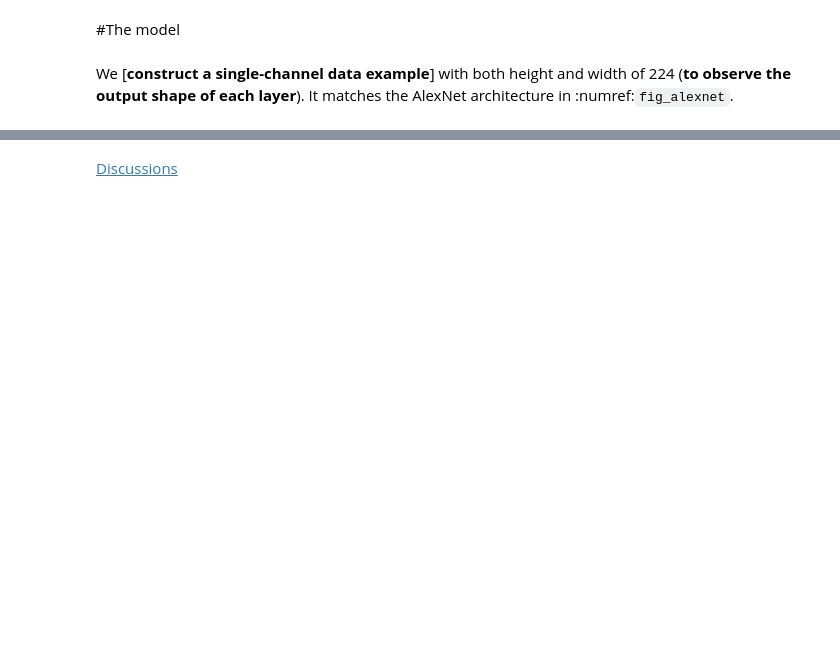
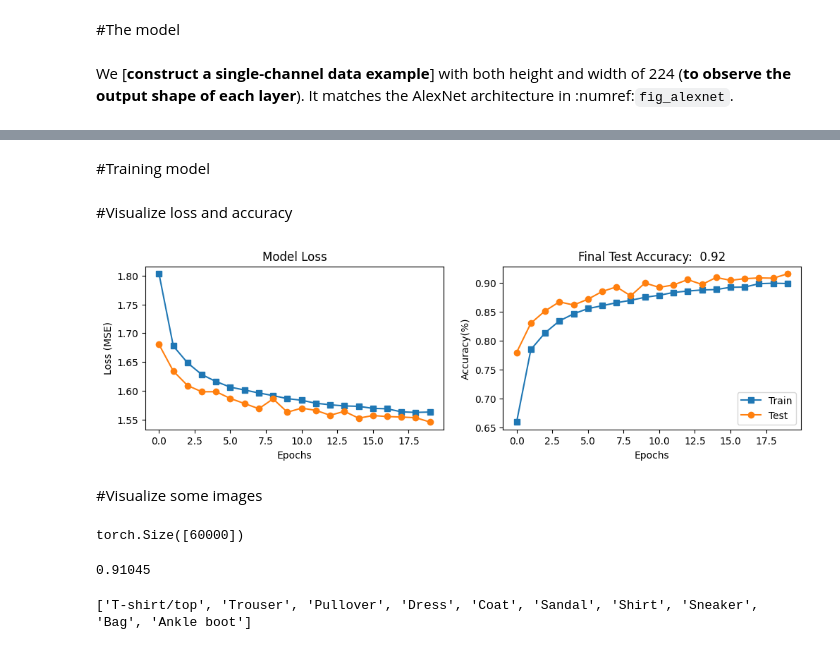
Before and after one commit to vuongGNguyen24/fashionMNISTClassification, a Jupyter notebook: chapter_convolutional-modern/alexnet.ipynb, the cells around one changed output, grey strips where cells are left out. Drawn from its saved outputs; the diff is of its cells as text; code cells hidden in the pictures; blank space fills up the shorter version.

Commit message:
change the architecture for fashionMNIST dataset

```diff
--- a/chapter_convolutional-modern/alexnet.ipynb
+++ b/chapter_convolutional-modern/alexnet.ipynb
@@ -168,0 +91,3 @@ the higher image resolution, and the more costly convolutions.
+# %%
+loss_fun = nn.CrossEntropyLoss()
+optimizer = torch.optim.Adam(params=model.parameters(), lr=0.0002)
@@ -168,0 +96,8 @@ the higher image resolution, and the more costly convolutions.
+# %%
+x = data.train_data.float()
+x = x.reshape(-1, 1, 28, 28)
+print(x.shape)
+x /= torch.max(x)
+XTrain, XTest, yTrain, yTest = train_test_split(x, data.train_labels, test_size=0.04, random_state=12345)
+trainDL = DataLoader(TensorDataset(XTrain, yTrain), batch_size=64, shuffle=True)
+valDL = DataLoader(TensorDataset(XTest, yTest), batch_size=len(yTest), shuffle=True)
@@ -169,6 +106,10 @@ the higher image resolution, and the more costly convolutions.
 # %%
-model = AlexNet(lr=0.01)
-data = d2l.FashionMNIST(batch_size=128, resize=(224, 224))
-trainer = d2l.Trainer(max_epochs=10, num_gpus=1)
-trainer.fit(model, data)
+model.eval()
+X, y= next(iter(trainDL))
+print(X.shape)
+print(y.shape)
+model = model.to(device)
+X = X.to(device)
+print(model(X))
+print(sum(p.numel() for p in model.parameters() if p.requires_grad))
 # %% [output]
@@ -200,2 +133,2 @@ Although it seems that there are only a few more lines in AlexNet's implementati
-# %% [markdown]
-[Discussions](https://discuss.d2l.ai/t/76)
+# %% [markdown]
+#Training model
@@ -201,0 +182,51 @@ Although it seems that there are only a few more lines in AlexNet's implementati
+# %%
+train_loss, test_loss, train_acc, test_acc, model =  train_the_model(model, loss_fun, optimizer, 20)
+# %% [markdown]
+#Visualize loss and accuracy
+# %%
+fig, ax = plt.subplots(1, 2, figsize=(12, 3))
+
+ax[0].plot(train_loss, "s-", label="Train")
+ax[0].plot(test_loss, "o-", label="Test")
+ax[0].set_xlabel("Epochs")
+ax[0].set_ylabel("Loss (MSE)")
+ax[0].set_title("Model Loss")
+
+ax[1].plot(train_acc, "s-", label="Train")
+ax[1].plot(test_acc, "o-", label="Test")
+ax[1].set_xlabel("Epochs")
+ax[1].set_ylabel("Accuracy(%)")
+ax[1].set_title(f"Final Test Accuracy: {test_acc[-1]: 0.2f}")
+ax[1].legend()
+plt.show()
+# %% [output]
+[figure, added]
+# %% [markdown]
+#Visualize some images
+# %%
+xTest = data.test_data.float()
+xTest = xTest.reshape(-1, 1, 28, 28)
+xTest /= torch.max(xTest)
+yTest = data.test_labels
+print(yTest.shape)
+testDl = DataLoader(TensorDataset(xTest, yTest), batch_size=128, shuffle=True)
+def accuracy(model, testDL):
+    numAcc = 0
+    for x, yTrue in testDL:
+        model.eval()
+        x = x.to(device)
+        yPred = model(x)
+        yPred = torch.argmax(yPred, axis=1)
+        yPred = yPred.cpu()
+        numAcc += torch.sum(yPred == yTrue).item()
+    return numAcc / len(testDL.dataset)
+# %% [output]
+torch.Size([60000])
+# %%
+print(accuracy(model, testDl))
+# %% [output]
+0.91045
+# %%
+print(data.classes)
+# %% [output]
+['T-shirt/top', 'Trouser', 'Pullover', 'Dress', 'Coat', 'Sandal', 'Shirt', 'Sneaker', 'Bag', 'Ankle boot']
```
Also changed, not shown: parts of 15 cells of this notebook, 2 other files.
